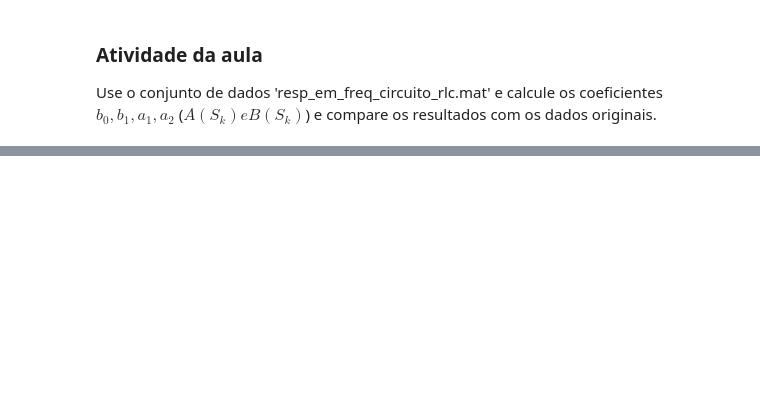
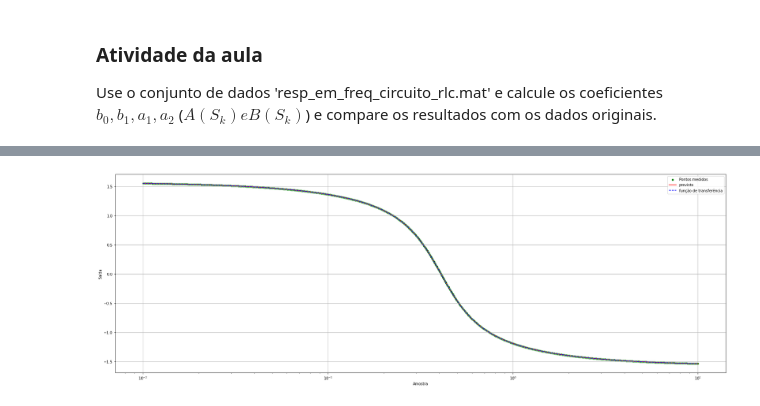
Before and after one commit to CaioMizerkowski/controle_avancado, a Jupyter notebook: TE980/aula_04.ipynb, the cells around one changed output, grey strips where cells are left out. Cells and saved outputs as stored; diff of their text form; code cells hidden in the pictures; blank space fills up the shorter version.

```diff
--- a/TE980/aula_04.ipynb
+++ b/TE980/aula_04.ipynb
@@ -105,0 +169,17 @@ Use o conjunto de dados 'resp_em_freq_circuito_rlc.mat' e calcule os coeficiente
+# %%
+# Plota a figura
+plt.figure(figsize = (30,10))
+# Plots
+sns.scatterplot(x=u,y=np.angle(y),color='green',markers='.',label='Pontos medidos')
+sns.lineplot(x=u,y=np.angle(y_hat),color='red',linestyle='-',label='previsto')
+p1 = sns.lineplot(x=u,y=np.angle(y_hat2).real,color='blue',linestyle='--',label='função de transferência')
+p1.set(xscale="log")
+# Titulo e informações
+plt.xlabel('Amostra')
+plt.ylabel('Saída')
+# Grid e show
+plt.grid()
+plt.show()
+plt.close()
+# %% [output]
+[figure, added]
```
Also changed, not shown: parts of 7 cells of this notebook, 2 other files.
